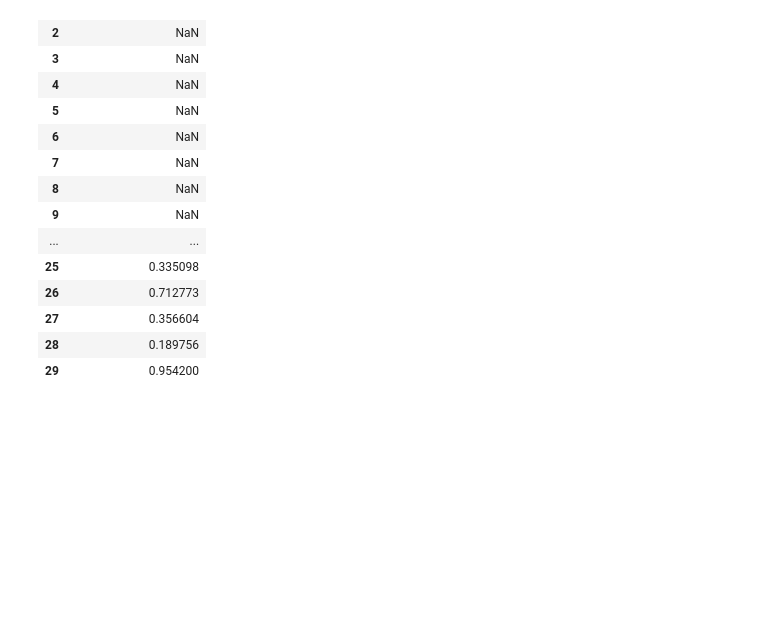
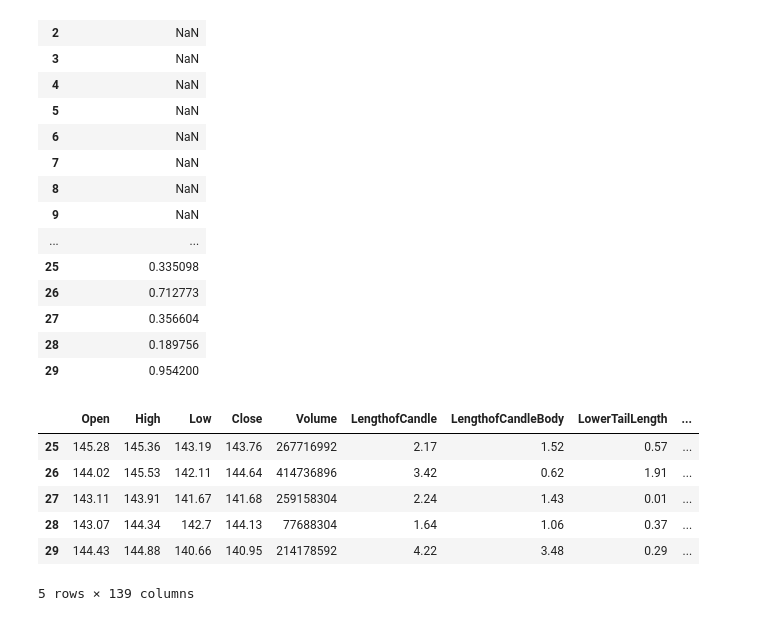
Before and after one commit to rooksandkings/APIs, a Jupyter notebook: Melchior_Technical_Analysis.ipynb, the cells around one changed output. Saved outputs shown, nothing was run; the diff lists cells and outputs as text; code cells hidden in the pictures; blank space fills up the shorter version.

```diff
--- a/Melchior_Technical_Analysis.ipynb
+++ b/Melchior_Technical_Analysis.ipynb
@@ -320,0 +507,10 @@ data[['CandleLengthLgPValue']].head(30)
+# %%
+data.head()
+# %% [output]
+|  | Open | High | Low | Close | Volume | LengthofCandle | LengthofCandleBody | LowerTailLength | ... |
+| 25 | 145.28 | 145.36 | 143.19 | 143.76 | 267716992 | 2.17 | 1.52 | 0.57 | ... |
+| 26 | 144.02 | 145.53 | 142.11 | 144.64 | 414736896 | 3.42 | 0.62 | 1.91 | ... |
+| 27 | 143.11 | 143.91 | 141.67 | 141.68 | 259158304 | 2.24 | 1.43 | 0.01 | ... |
+| 28 | 143.07 | 144.34 | 142.7 | 144.13 | 77688304 | 1.64 | 1.06 | 0.37 | ... |
+| 29 | 144.43 | 144.88 | 140.66 | 140.95 | 214178592 | 4.22 | 3.48 | 0.29 | ... |
+5 rows × 139 columns
```
Also changed, not shown: parts of 15 cells of this notebook.
